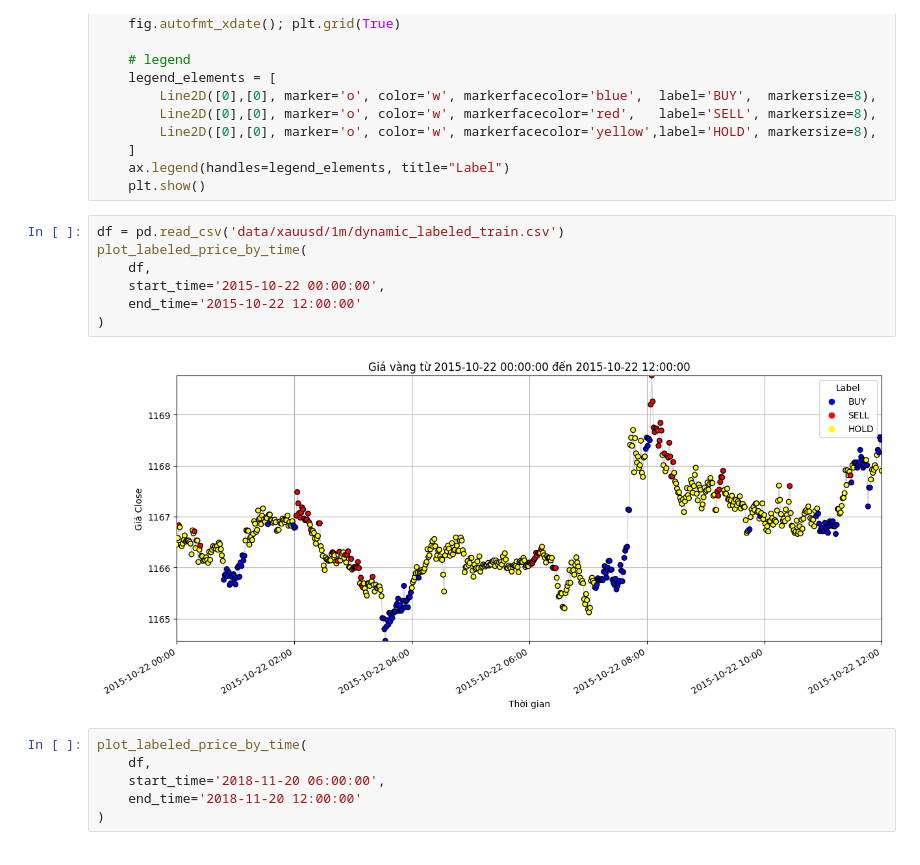
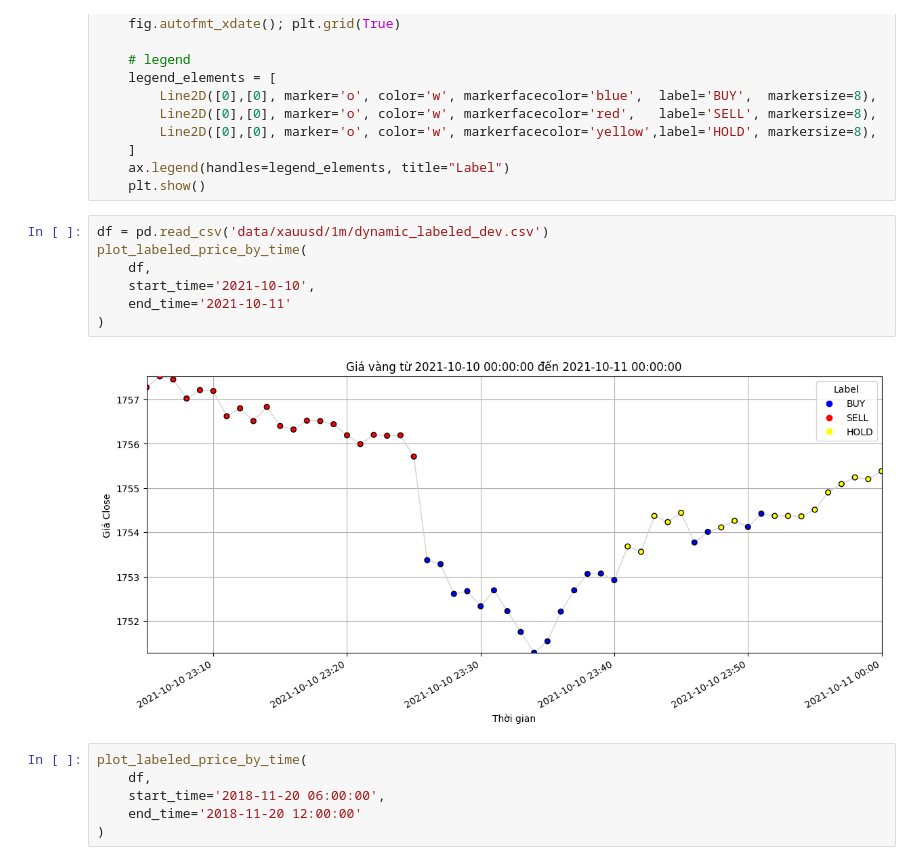
Before and after one commit to nguyenduchuyiu/xauusd-trading, a Jupyter notebook: analyst.ipynb, the cells around one changed output. Saved outputs shown, nothing was run; the diff lists cells and outputs as text.

```diff
--- a/analyst.ipynb
+++ b/analyst.ipynb
@@ -86,14 +86,14 @@ def plot_labeled_price_by_time(df, start_time, end_time):
     ax.legend(handles=legend_elements, title="Label")
     plt.show()
 # %%
-df = pd.read_csv('data/xauusd/1m/dynamic_labeled_train.csv')
+df = pd.read_csv('data/xauusd/1m/dynamic_labeled_dev.csv')
 plot_labeled_price_by_time(
     df,
-    start_time='2015-10-22 00:00:00',
-    end_time='2015-10-22 12:00:00'
+    start_time='2021-10-10',
+    end_time='2021-10-11'
 )
 # %% [output]
-[figure, old version]
+[figure, new version]
 # %%
 plot_labeled_price_by_time(
     df,
```
Also changed, not shown: parts of 1 cell of this notebook, 26 other files.
